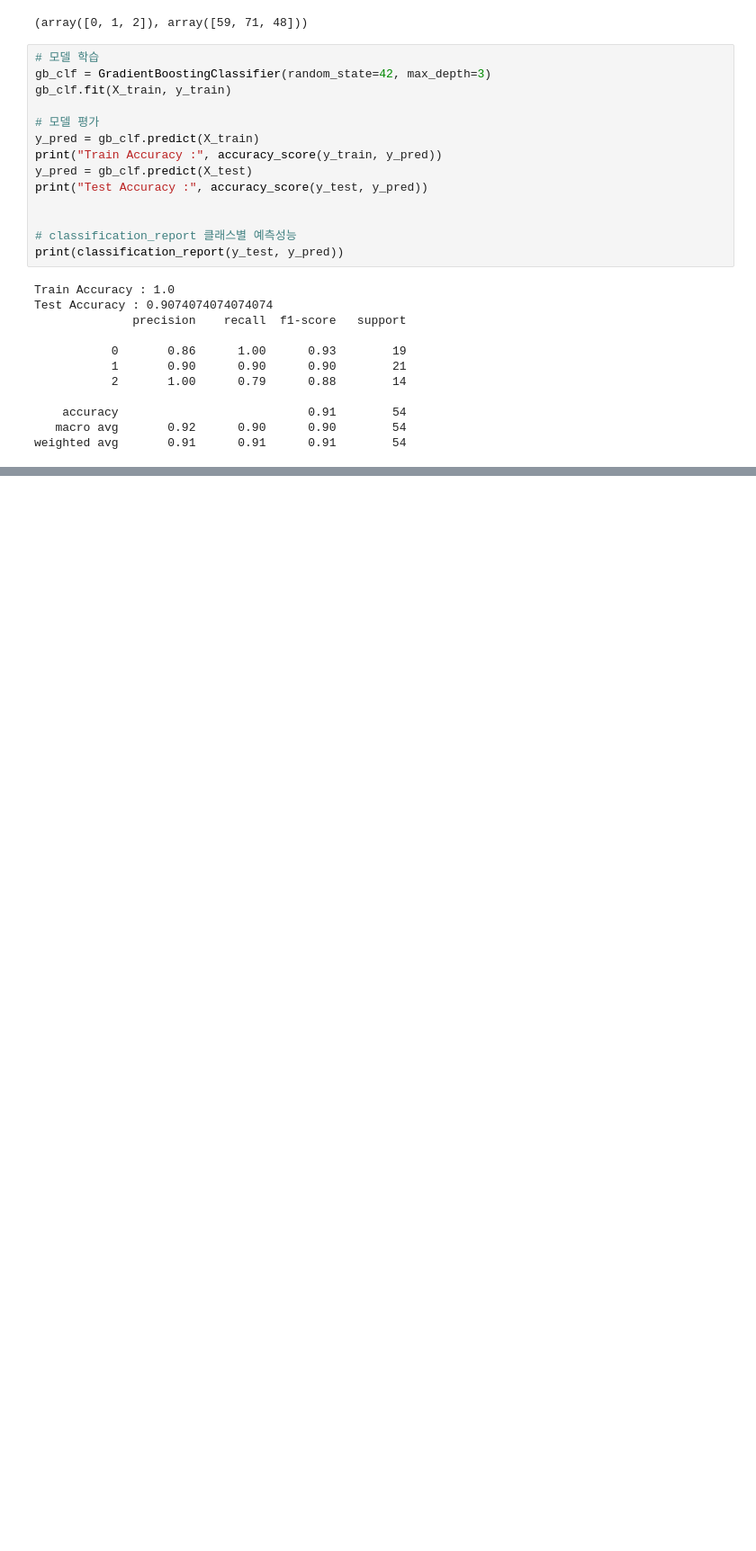
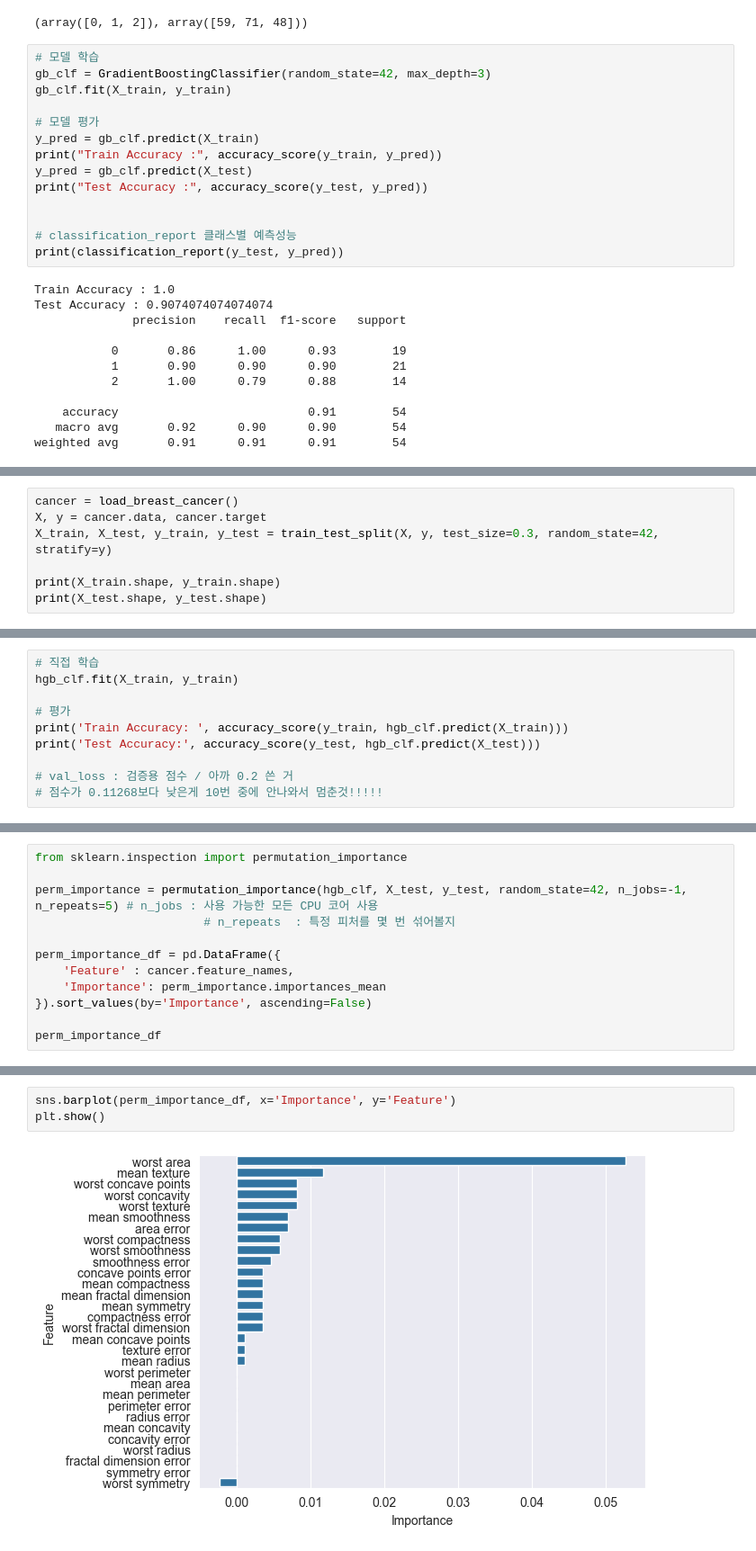
Before and after one commit to joomong0620/machine_learning, a Jupyter notebook: 06_emsemble/03_boosting.ipynb, the cells around one changed output, grey strips where cells are left out. Shown at 90% size. Drawn from its saved outputs; the diff is of its cells as text; blank space fills up the shorter version.

```diff
--- a/06_emsemble/03_boosting.ipynb
+++ b/06_emsemble/03_boosting.ipynb
@@ -297,0 +487,7 @@ weighted avg       0.91      0.91      0.91        54
+# %%
+cancer = load_breast_cancer()
+X, y = cancer.data, cancer.target
+X_train, X_test, y_train, y_test = train_test_split(X, y, test_size=0.3, random_state=42, stratify=y)
+
+print(X_train.shape, y_train.shape)
+print(X_test.shape, y_test.shape)
@@ -297,0 +522,10 @@ weighted avg       0.91      0.91      0.91        54
+# %%
+# 직접 학습
+hgb_clf.fit(X_train, y_train)
+
+# 평가
+print('Train Accuracy: ', accuracy_score(y_train, hgb_clf.predict(X_train)))
+print('Test Accuracy:', accuracy_score(y_test, hgb_clf.predict(X_test)))
+
+# val_loss : 검증용 점수 / 아까 0.2 쓴 거
+# 점수가 0.11268보다 낮은게 10번 중에 안나와서 멈춘것!!!!!
@@ -297,0 +554,12 @@ weighted avg       0.91      0.91      0.91        54
+# %%
+from sklearn.inspection import permutation_importance
+
+perm_importance = permutation_importance(hgb_clf, X_test, y_test, random_state=42, n_jobs=-1, n_repeats=5) # n_jobs : 사용 가능한 모든 CPU 코어 사용
+                        # n_repeats  : 특정 피처를 몇 번 섞어볼지
+
+perm_importance_df = pd.DataFrame({
+    'Feature' : cancer.feature_names,
+    'Importance': perm_importance.importances_mean
+}).sort_values(by='Importance', ascending=False)
+
+perm_importance_df
@@ -297,0 +584,5 @@ weighted avg       0.91      0.91      0.91        54
+# %%
+sns.barplot(perm_importance_df, x='Importance', y='Feature')
+plt.show()
+# %% [output]
+[figure, added]
```
Also changed, not shown: parts of 11 cells of this notebook, 3 other files.
